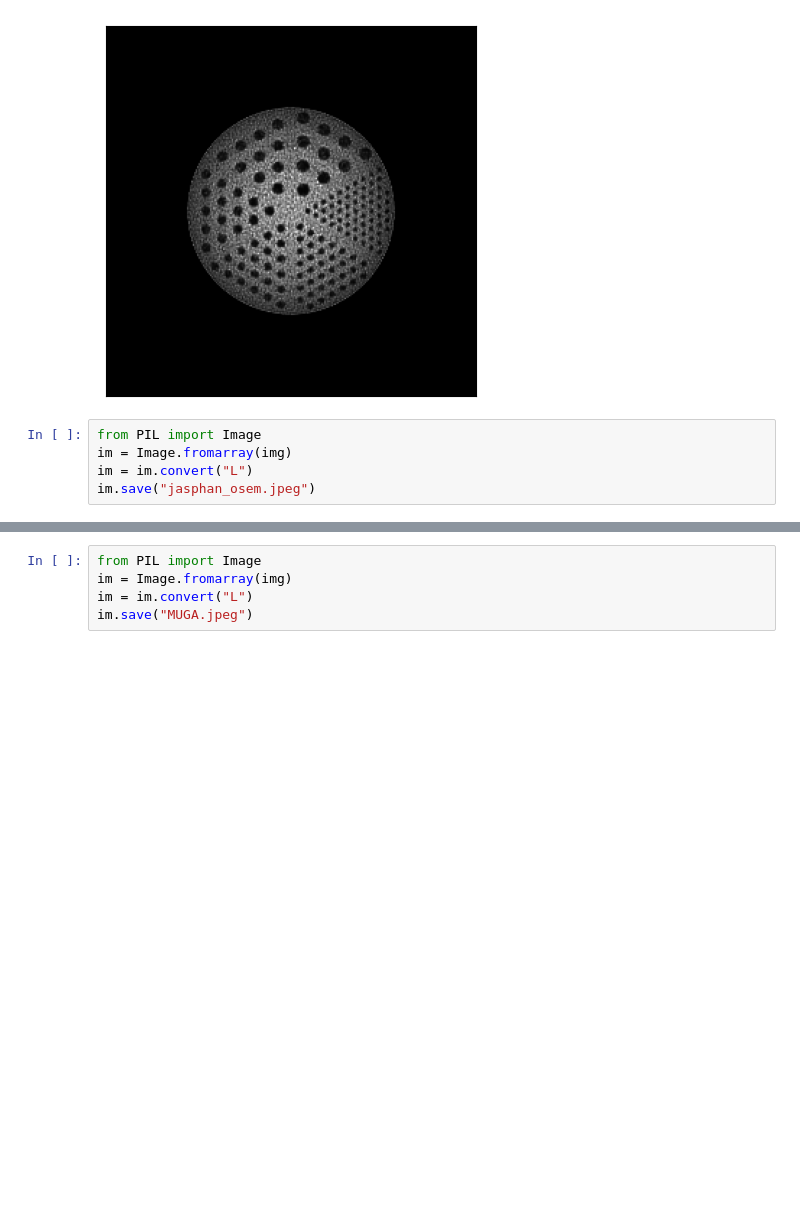
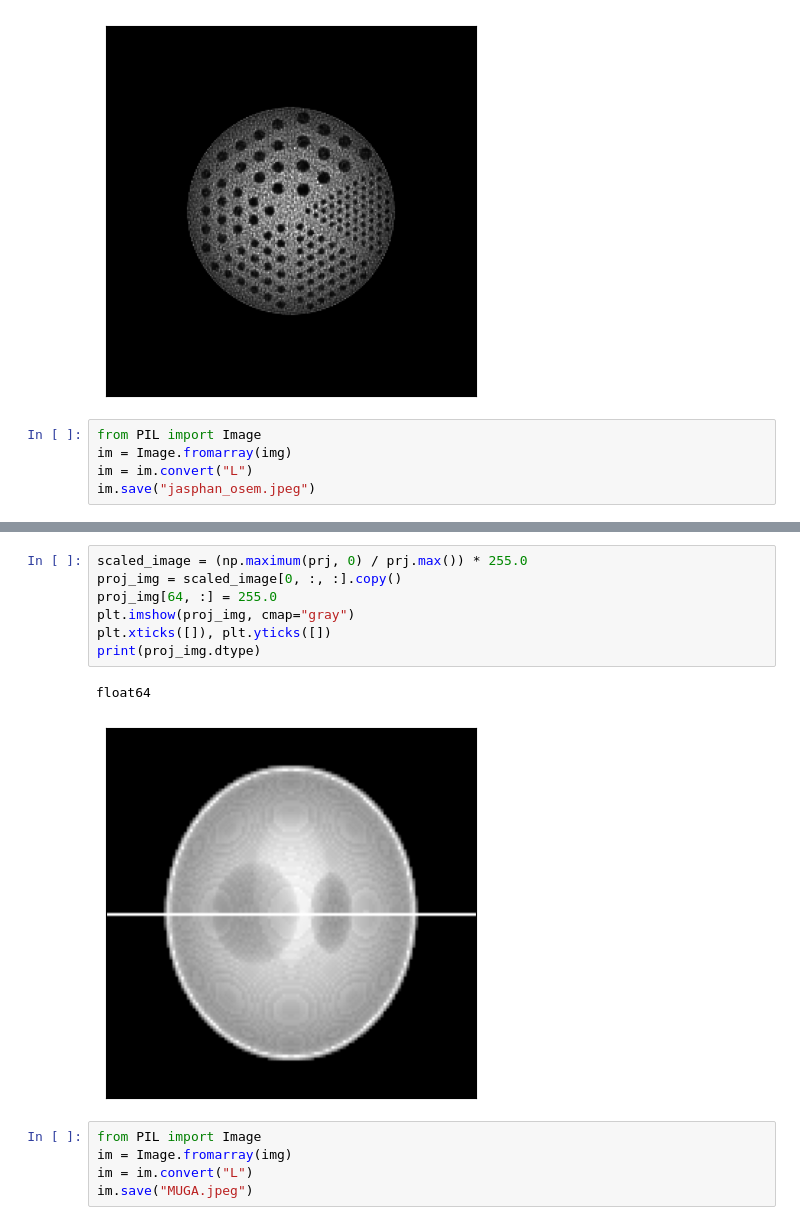
Before and after one commit to anucha-p/rtmu-nm-lab, a Jupyter notebook: src/prj_to_sino.ipynb, the cells around one changed output, grey strips where cells are left out. Drawn from its saved outputs; the diff is of its cells as text; blank space fills up the shorter version.

```diff
--- a/src/prj_to_sino.ipynb
+++ b/src/prj_to_sino.ipynb
@@ -94,3 +128,13 @@ uint8
+# %%
+scaled_image = (np.maximum(prj, 0) / prj.max()) * 255.0
+proj_img = scaled_image[0, :, :].copy()
+proj_img[64, :] = 255.0
+plt.imshow(proj_img, cmap="gray")
+plt.xticks([]), plt.yticks([])
+print(proj_img.dtype)
+# %% [output]
+float64
+[figure, added]
 # %%
 from PIL import Image
 im = Image.fromarray(img)
```
Also changed, not shown: parts of 7 cells of this notebook, 10 other files.
